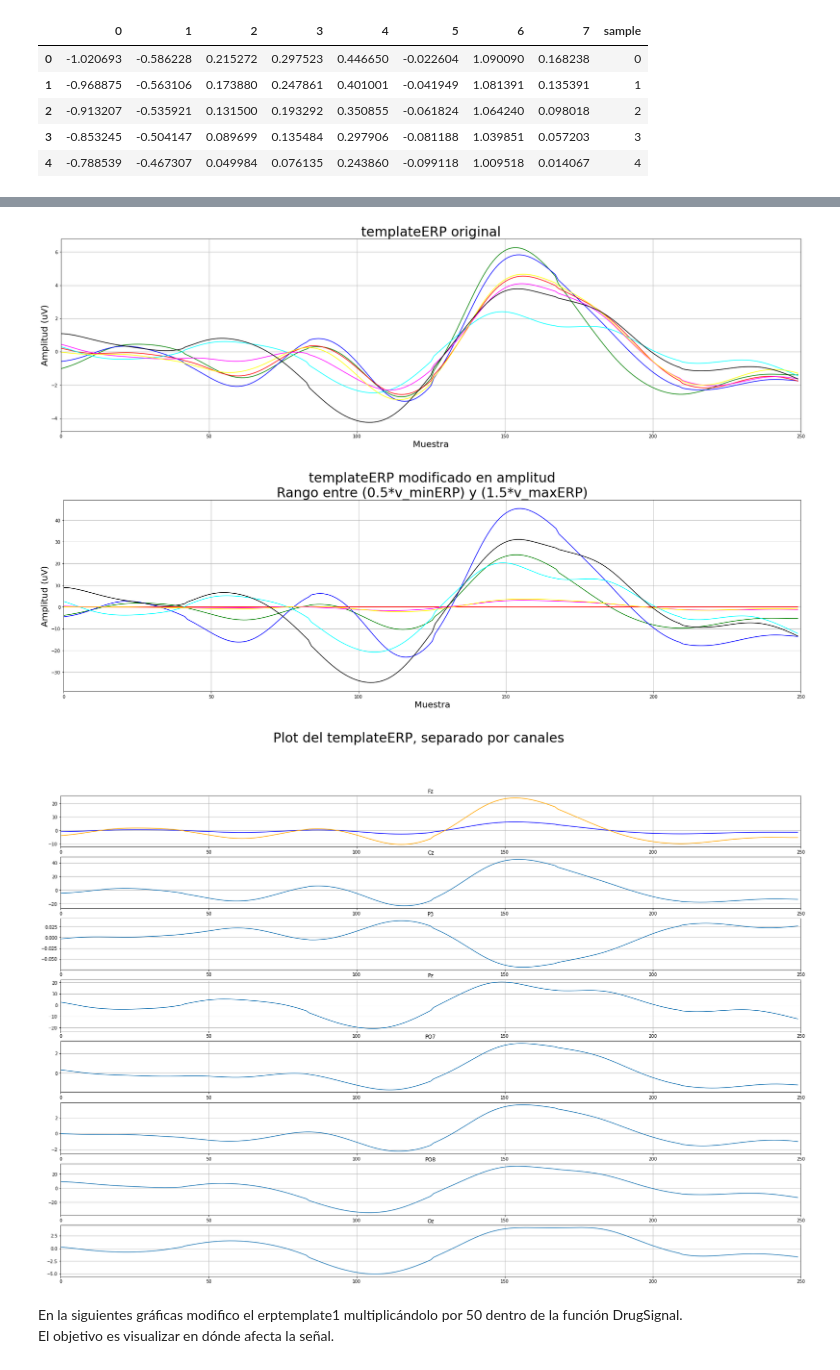
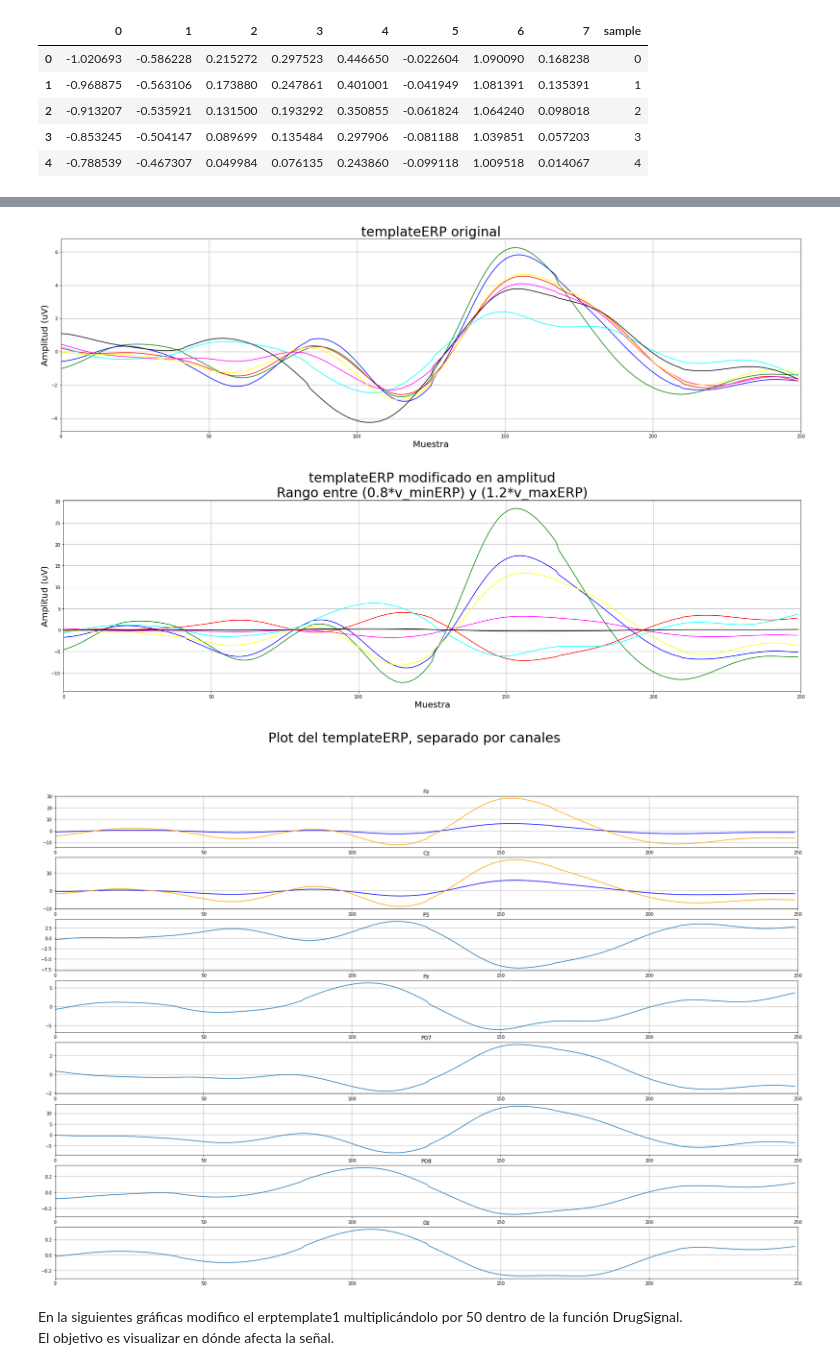
Before and after one commit to alexchavez1980/repo_tesis, a Jupyter notebook: a_02.ipynb, the cells around one changed output, grey strips where cells are left out. Saved outputs shown, nothing was run; the diff lists cells and outputs as text; code cells hidden in the pictures.

```diff
--- a/a_02.ipynb
+++ b/a_02.ipynb
@@ -58,8 +53,8 @@ df_erptemplate1 = a_fun.to_df(erptemplate1)
 #-----------------------------------------------------------------------
 # Vector random entre 0.5*ERP y 1.5*ERP. | Uso temporalmente el fijo para darme cuenta.
 #-----------------------------------------------------------------------
-v_min = erptemplate1.min()*0.5
-v_max = erptemplate1.max()*1.5
+v_min = erptemplate1.min()*0.8
+v_max = erptemplate1.max()*1.2
 v_aleatorio = np.random.uniform(v_min, v_max, (1, 8)) # B = np.random.rand(1, 8) Array B de dim (1, 8) con valores aleatorios
 # v_aleatorio = [-5,1,5,0,5,0,5,0] # Vector fijo para testing
 DrugAmpERPtemplate = np.empty_like(erptemplate1) # Inicializo un array igual que erptemplate1
@@ -125,7 +120,7 @@ plt.figure(figsize=(30,8))
 axes = plt.gca()
 for i in range(0,7):
     plt.plot(df_DrugAmpERPtemplate['sample'], df_DrugAmpERPtemplate[i], color[i])
-axes.set_title('templateERP modificado en amplitud\nRango entre (0.5*v_minERP) y (1.5*v_maxERP)'), axes.title.set_size(30)
+axes.set_title('templateERP modificado en amplitud\nRango entre (0.8*v_minERP) y (1.2*v_maxERP)'), axes.title.set_size(30)
 axes.set_xlabel(xlabel), axes.set_ylabel(ylabel)
 axes.xaxis.label.set_size(20), axes.yaxis.label.set_size(20)
 # plt.savefig("./a_images/ERPTemplate.jpg")
@@ -140,36 +135,37 @@ ylim_general=([-6,8])
 fig, (ax0, ax1, ax2, ax3, ax4, ax5, ax6, ax7) = plt.subplots(nrows=8, ncols=1,figsize=(30,20))
 fig.suptitle("Plot del templateERP, separado por canales", fontsize=30)
 
 ax0.plot(df_erptemplate1['sample'], df_erptemplate1.iloc[:,0], label='0', color='blue')
 ax0.plot(df_DrugAmpERPtemplate['sample'], df_DrugAmpERPtemplate.iloc[:,0], label='0',  color='orange')
 ax0.set_xlim(xlim_general), '''ax0.set_ylim(ylim_general)''', ax0.set_title(ch_names[0]), ax0.grid()
 
-ax1.plot(df_DrugAmpERPtemplate['sample'], df_DrugAmpERPtemplate.iloc[:,1], label='1')
+ax1.plot(df_erptemplate1['sample'], df_erptemplate1.iloc[:,1], label='1', color='blue')
+ax1.plot(df_DrugAmpERPtemplate['sample'], df_DrugAmpERPtemplate.iloc[:,1], label='1', color='orange')
 ax1.set_xlim(xlim_general), '''ax1.set_ylim(ylim_general)''', ax1.set_title(ch_names[1]), ax1.grid()
 
 ax2.plot(df_DrugAmpERPtemplate['sample'], df_DrugAmpERPtemplate.iloc[:,2], label='2')
 ax2.set_xlim(xlim_general), '''ax2.set_ylim(ylim_general)''', ax2.set_title(ch_names[2]), ax2.grid()
 
 ax3.plot(df_DrugAmpERPtemplate['sample'], df_DrugAmpERPtemplate.iloc[:,3], label='3')
 ax3.set_xlim(xlim_general), '''ax3.set_ylim(ylim_general)''', ax3.set_title(ch_names[3]), ax3.grid()
 
 ax4.plot(df_DrugAmpERPtemplate['sample'], df_DrugAmpERPtemplate.iloc[:,4], label='4')
 ax4.set_xlim(xlim_general), '''ax4.set_ylim(ylim_general)''', ax4.set_title(ch_names[4]), ax4.grid()
 
 ax5.plot(df_DrugAmpERPtemplate['sample'], df_DrugAmpERPtemplate.iloc[:,5], label='5')
 ax5.set_xlim(xlim_general), '''ax5.set_ylim(ylim_general)''', ax4.set_title(ch_names[5]), ax5.grid()
 
 ax6.plot(df_DrugAmpERPtemplate['sample'], df_DrugAmpERPtemplate.iloc[:,6], label='6')
 ax6.set_xlim(xlim_general), '''ax6.set_ylim(ylim_general)''', ax6.set_title(ch_names[6]), ax6.grid()
 
 ax7.plot(df_DrugAmpERPtemplate['sample'], df_DrugAmpERPtemplate.iloc[:,7], label='7')
 ax7.set_xlim(xlim_general), '''ax7.set_ylim(ylim_general)''', ax7.set_title(ch_names[7]), ax7.grid()
 
 plt.show()
 # %% [output]
 [figure]
-[figure, old version]
+[figure, new version]
-[figure, old version]
+[figure, new version]
 # %%
 '''
 #-----------------------------------------------------------------------
```
Also changed, not shown: parts of 4 cells of this notebook.
